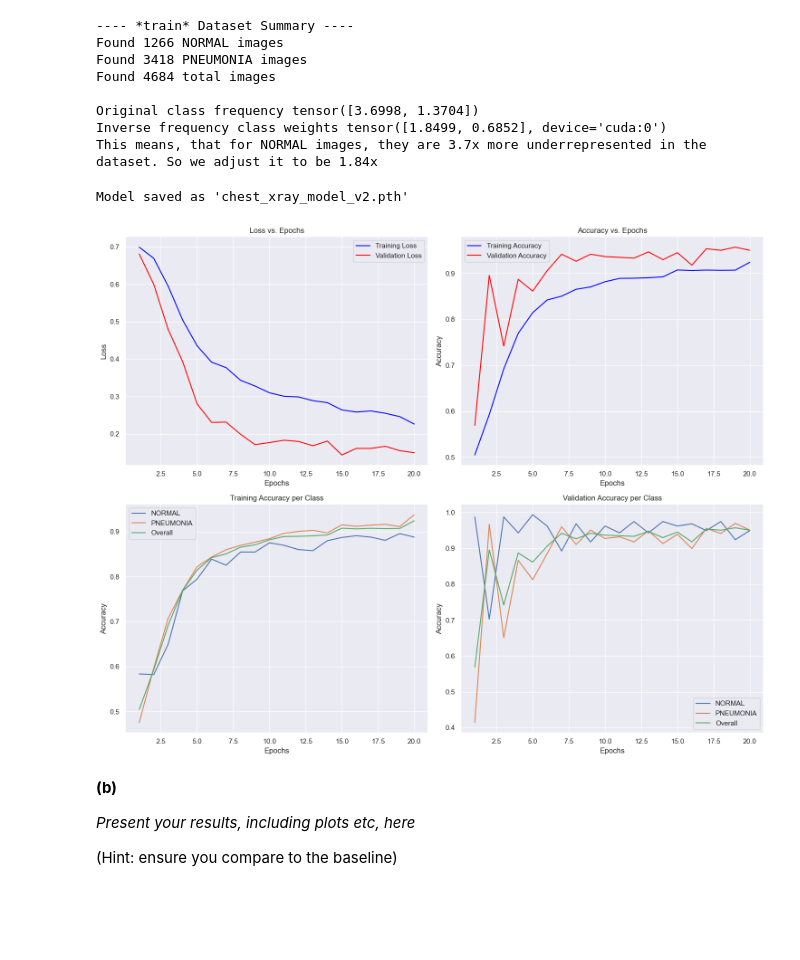
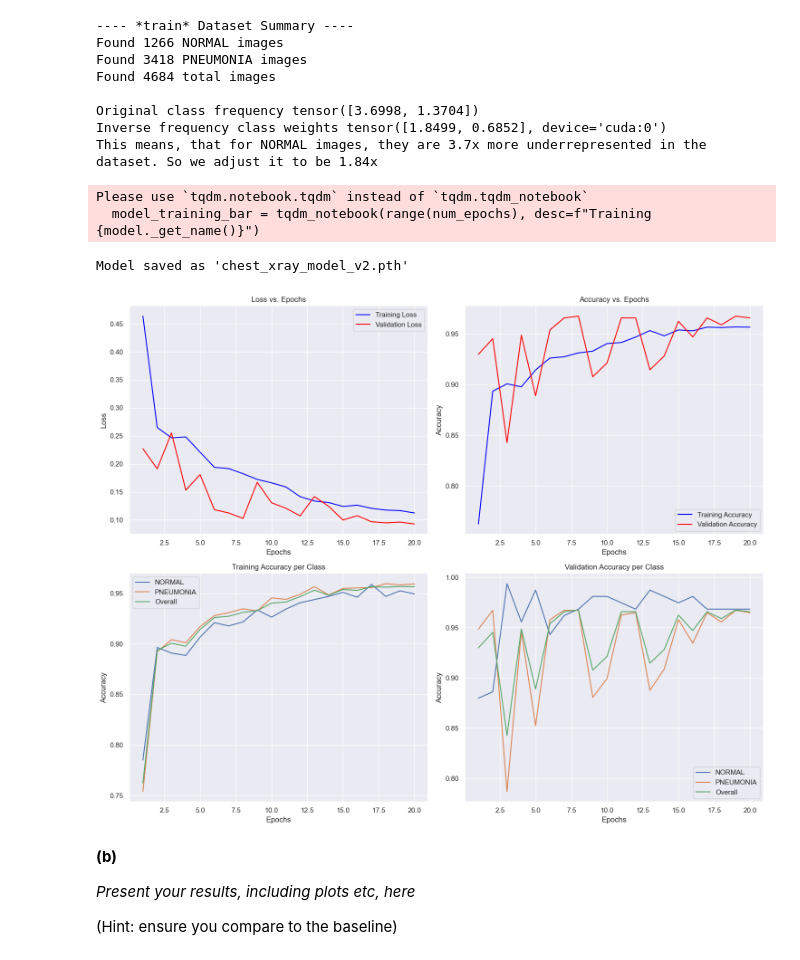
Before and after one commit to the-rich-piana/COMP0188_DeepLearning, a Jupyter notebook: COURSEWORK_1/COMP0188_CW1_Questions.ipynb, the cells around one changed output. Saved outputs shown, nothing was run; the diff lists cells and outputs as text; code cells hidden in the pictures; blank space fills up the shorter version.

Commit message:
normalize data, adjust dropout

```diff
--- a/COURSEWORK_1/COMP0188_CW1_Questions.ipynb
+++ b/COURSEWORK_1/COMP0188_CW1_Questions.ipynb
@@ -349,7 +350,7 @@ def compute_mean_std(dataset: ChestXrayDataset):
     total_pixels = 0
 
     for image_idx in range(0, len(dataset)):
-        image_tensor = dataset[image_idx]
+        _, image_tensor = dataset[image_idx]
         total_sum += torch.mean(image_tensor)
         total_squared_sum += torch.mean(image_tensor**2)
         total_pixels += image_tensor.numel()
@@ -360,13 +361,13 @@ def compute_mean_std(dataset: ChestXrayDataset):
     print(mean.item(), std.item())
     return mean.item(), std.item()
 
-# mean, std = compute_mean_std(xray_example_dataset)
+mean, std = compute_mean_std(xray_example_dataset)
 
 """Transform compose that will be calculated using train set."""
 xray_train_data_transforms = transforms.Compose([
     transforms.Resize((224,224)),
     transforms.ToTensor(),
-    # transforms.Normalize((mean,), (std,))
+    transforms.Normalize((mean,), (std,))
 ])
 # TODO: Move the normalization to the 4th step.
 
@@ -699,8 +702,8 @@ model = SimpleModel().to(device)
         ########################################################################
 
 # Define loss function and optimizer
-criterion = nn.CrossEntropyLoss()
-optimizer = optim.SGD(
+criterion_v2 = nn.CrossEntropyLoss()
+optimizer_v2 = optim.SGD(
     model.parameters(),
     lr=0.01,              # Learning rate - start with 0.01
     momentum=0.9,         # Momentum - helps with faster convergence
@@ -713,7 +716,7 @@ optimizer = optim.SGD(
 
 #Train the model
 train_losses, train_accuracies, val_losses, val_accuracies, train_class_accuracies, val_class_accuracies = train_model(
-    model, xray_train_loader, xray_val_loader, criterion, optimizer, NUM_EPOCHS, device, use_wandb
+    model, xray_train_loader, xray_val_loader, criterion_v2, optimizer_v2, NUM_EPOCHS, device, use_wandb
 )
 print(train_class_accuracies)
 print(val_class_accuracies)
@@ -823,7 +828,7 @@ def train_epoch_v2(model: nn.Module,
     train_targets = []
 
     # train_pbar = tqdm(train_loader, desc=f"Epoch {epoch+1}/{num_epochs}")
-    for labels, images in train_loader:
+    for batch_idx, (labels, images) in enumerate(train_loader):
         images = images.to(device)
         labels = labels.to(device)
 
@@ -836,6 +841,7 @@ def train_epoch_v2(model: nn.Module,
         loss.backward()
         optimizer.step()
 
+        # print(f"Epoch:{epoch}::Batch::{batch_idx} train loss: {loss.item()}")
         # Track metrics
         train_loss += loss.item()
         train_predictions.extend(outputs.argmax(dim=1).cpu().numpy())
@@ -864,7 +870,7 @@ def validate_epoch_v2(model: nn.Module,
     val_targets = []
 
     with torch.no_grad():
-        for labels, images in val_loader:
+        for batch_idx, (labels, images) in enumerate(val_loader):
             images = images.to(device)
             labels = labels.to(device)
 
@@ -874,8 +880,11 @@ def validate_epoch_v2(model: nn.Module,
             val_loss += loss.item()
             val_predictions.extend(outputs.argmax(dim=1).cpu().numpy())
             val_targets.extend(labels.cpu().numpy())
+            # if epoch == 0 and batch_idx < 5:
+            #     print(f"Epoch:{epoch}::Batch::{batch_idx} valid loss: {loss.item()}")
 
     epoch_val_loss = val_loss / len(val_loader)
+
     epoch_val_accuracy = calculate_class_accuracy(
         torch.tensor(val_predictions),
         torch.tensor(val_targets)
@@ -900,7 +909,7 @@ def train_model_v2(model: nn.Module,
     val_losses, val_accuracies = [], []
     train_class_accuracies, val_class_accuracies = [], []
 
-    model_training_bar = tqdm(range(num_epochs), desc=f"Training {model._get_name()}")
+    model_training_bar = tqdm_notebook(range(num_epochs), desc=f"Training {model._get_name()}")
     for epoch in model_training_bar:
         """Training"""
         epoch_avg_loss, epoch_accuracy = train_epoch_v2(
@@ -926,20 +935,20 @@ def train_model_v2(model: nn.Module,
 
     return train_losses, train_accuracies, val_losses, val_accuracies, train_class_accuracies, val_class_accuracies
 # %%
-CONV_DROPOUT_RATE = 0.4
-FC_DROPOUT_RATE = CONV_DROPOUT_RATE * 2
+CONV_DROPOUT_RATE = 0.2
+FC_DROPOUT_RATE = 0.5
 
 """ 2. Dropout Regularization: """
 class ModelV2(nn.Module):
     """Updated SimpleModel Architecture"""
-    def __init__(self, dropout_rate=0.5):
+    def __init__(self):
         super().__init__()
         self.model = nn.Sequential(
             # First Conv Block
             nn.Conv2d(in_channels=1, out_channels=16, kernel_size=3, stride=1, padding=1),
             nn.ReLU(),
             nn.MaxPool2d(kernel_size=2, stride=2),
-            nn.Dropout2d(p=CONV_DROPOUT_RATE),  # 2D dropout for conv layers
+            # nn.Dropout2d(p=CONV_DROPOUT_RATE),  # Removing dropout for input layer
 
             # Second Conv Block
             nn.Conv2d(in_channels=16, out_channels=32, kernel_size=3, stride=1, padding=1),
@@ -953,6 +962,7 @@ class ModelV2(nn.Module):
             nn.Linear(32 * 56 * 56, 128),
             nn.ReLU(),
             nn.Dropout(p=FC_DROPOUT_RATE),  # Higher dropout for FC layers
+
             nn.Linear(128, 2)  # No dropout after final layer
         )
 
@@ -968,42 +978,44 @@ model = ModelV2().to(device)
         ########################################################################
 
 # Define loss function and optimizer
-criterion = nn.CrossEntropyLoss(weight=class_weights)
-optimizer = optim.SGD(
+criterion_v2 = nn.CrossEntropyLoss(weight=class_weights)
+optimizer_v2 = optim.SGD(
     model.parameters(),
     lr=0.001,
     momentum=0.9,
     weight_decay=0.0001   # TODO: maybe removing this L2 reg, since we are already doing dropout?
 )
 
 """3. Learning Rate Scheduling
 
 Using a factor of 0.1 here. So when it does plateau, it slows the LR by a factor of 10. i.e 0.01 * 0.1 = 0.001 """
 
 scheduler = optim.lr_scheduler.ReduceLROnPlateau(
-    optimizer,
+    optimizer_v2,
     mode='min',
-    factor=0.1,
+    factor=0.5,
     patience=3,
     verbose=True
 )
         ########################################################################
         #                             END OF YOUR CODE                         #
         ########################################################################
 
 #Train the model
 train_losses, train_accuracies, val_losses, val_accuracies, train_class_accuracies, val_class_accuracies = train_model_v2(
-    model, xray_train_loader, xray_val_loader, criterion, optimizer, scheduler,  NUM_EPOCHS, device, use_wandb
+    model, xray_train_loader, xray_val_loader, criterion_v2, optimizer_v2, scheduler,  NUM_EPOCHS, device, use_wandb
 )
 plot_training_curves(train_losses, train_accuracies, val_losses, val_accuracies, train_class_accuracies, val_class_accuracies)
 
 # Save the model
 torch.save(model.state_dict(), 'chest_xray_model_v2.pth')
-
+#TODO Fix TQDM warning
 print("Model saved as 'chest_xray_model_v2.pth'")
 # %% [output]
-Model saved as 'chest_xray_model_v2.pth'
+Please use `tqdm.notebook.tqdm` instead of `tqdm.tqdm_notebook`
+  model_training_bar = tqdm_notebook(range(num_epochs), desc=f"Training {model._get_name()}")
+Model saved as 'chest_xray_model_v2.pth'
-[figure, old version]
+[figure, new version]
 # %% [markdown]
 **(b)**
 
```
Also changed, not shown: parts of 5 cells of this notebook.
